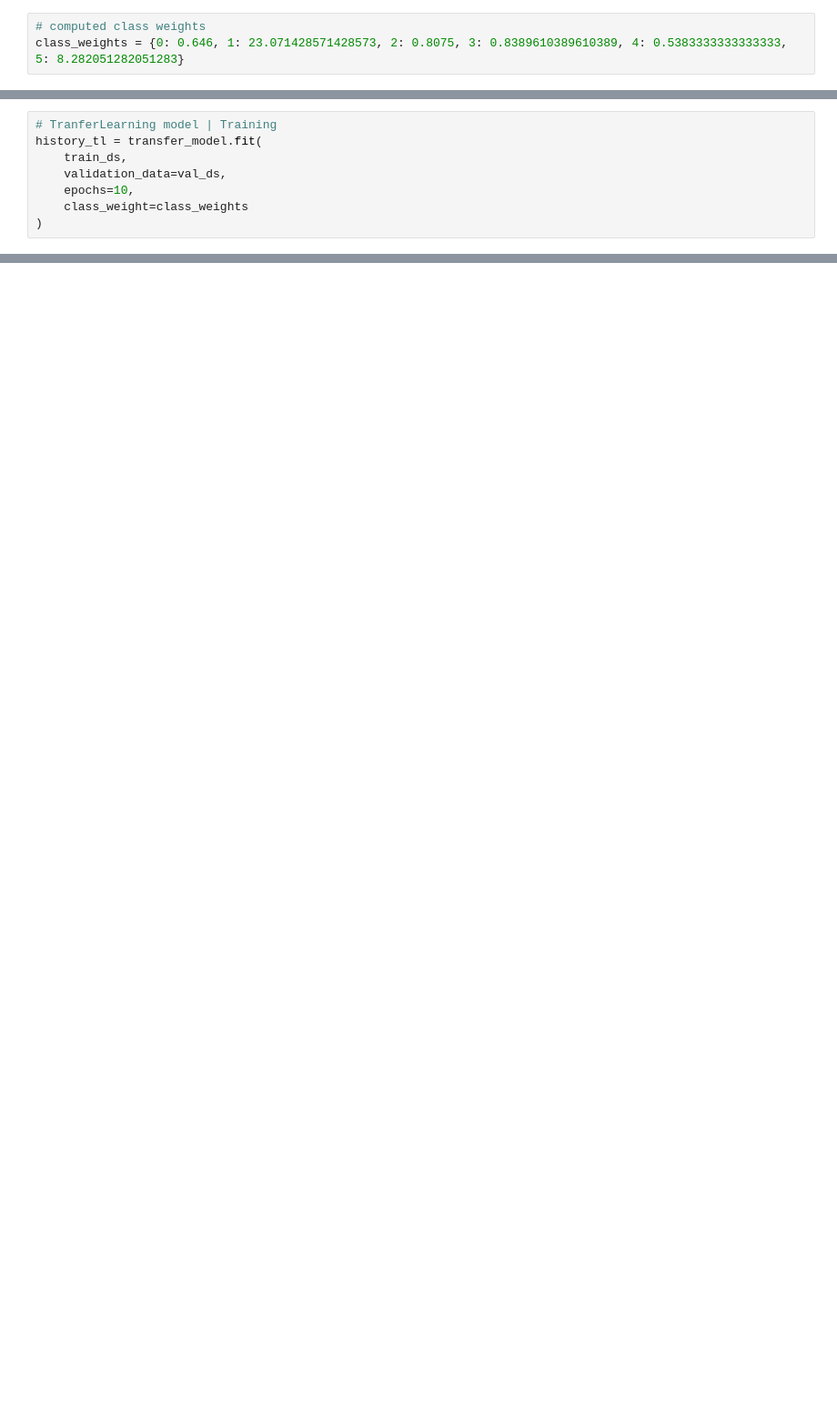
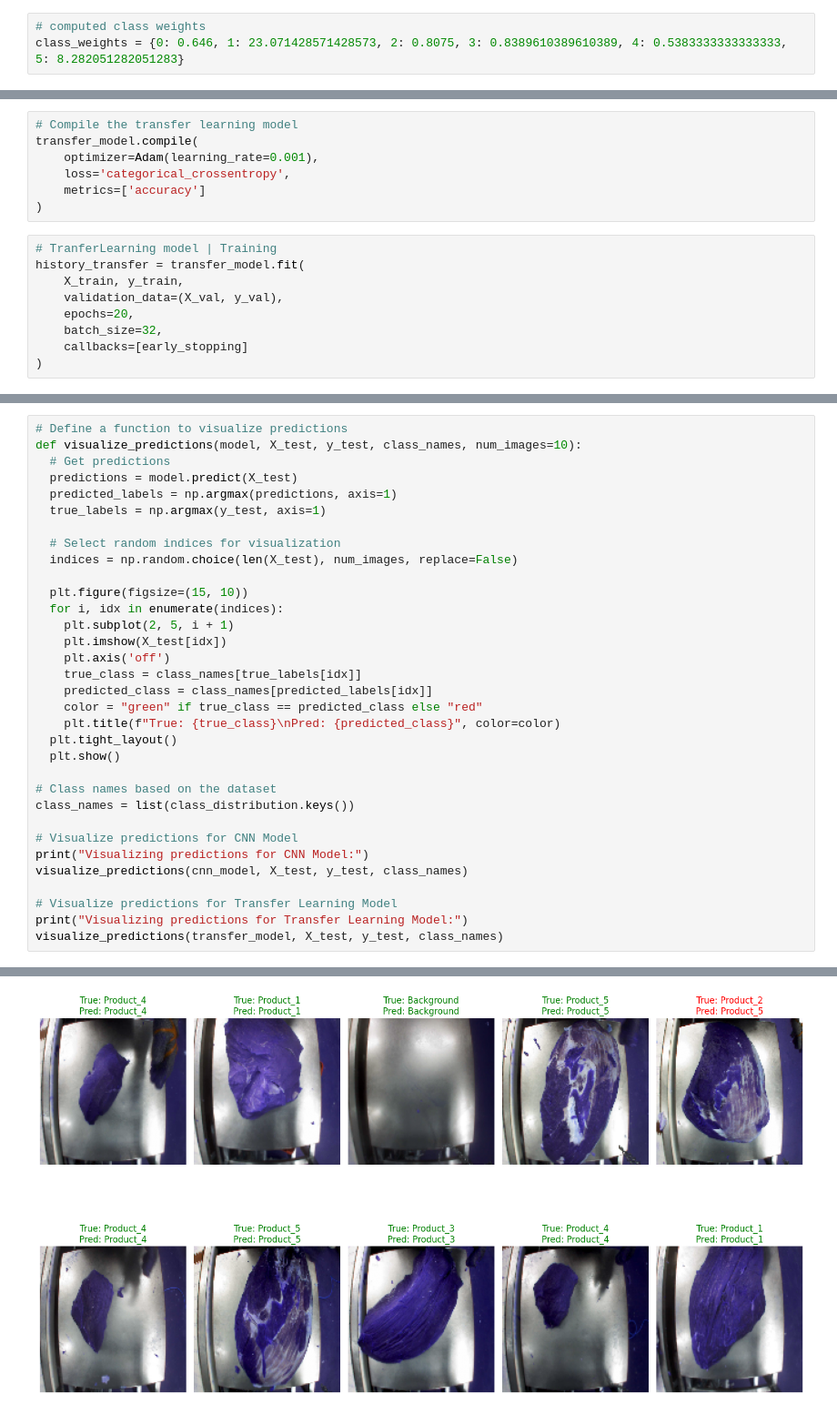
Before and after one commit to athulrj02/DeepDuel, a Jupyter notebook: ML|CA_Two.ipynb, the cells around one changed output, grey strips where cells are left out. Shown at 91% size. Drawn from its saved outputs; the diff is of its cells as text; blank space fills up the shorter version.

```diff
--- a/ML|CA_Two.ipynb
+++ b/ML|CA_Two.ipynb
@@ -358,9 +295,17 @@ Model: "functional_2"
+# %%
+# Compile the transfer learning model
+transfer_model.compile(
+    optimizer=Adam(learning_rate=0.001),
+    loss='categorical_crossentropy',
+    metrics=['accuracy']
+)
 # %%
 # TranferLearning model | Training
-history_tl = transfer_model.fit(
-    train_ds,
-    validation_data=val_ds,
-    epochs=10,
-    class_weight=class_weights
+history_transfer = transfer_model.fit(
+    X_train, y_train,
+    validation_data=(X_val, y_val),
+    epochs=20,
+    batch_size=32,
+    callbacks=[early_stopping]
 )
 # %% [output]
@@ -441,0 +329,34 @@ plt.show()
+# %%
+# Define a function to visualize predictions
+def visualize_predictions(model, X_test, y_test, class_names, num_images=10):
+  # Get predictions
+  predictions = model.predict(X_test)
+  predicted_labels = np.argmax(predictions, axis=1)
+  true_labels = np.argmax(y_test, axis=1)
+
+  # Select random indices for visualization
+  indices = np.random.choice(len(X_test), num_images, replace=False)
+
+  plt.figure(figsize=(15, 10))
+  for i, idx in enumerate(indices):
+    plt.subplot(2, 5, i + 1)
+    plt.imshow(X_test[idx])
+    plt.axis('off')
+    true_class = class_names[true_labels[idx]]
+    predicted_class = class_names[predicted_labels[idx]]
+    color = "green" if true_class == predicted_class else "red"
+    plt.title(f"True: {true_class}\nPred: {predicted_class}", color=color)
+  plt.tight_layout()
+  plt.show()
+
+# Class names based on the dataset
+class_names = list(class_distribution.keys())
+
+# Visualize predictions for CNN Model
+print("Visualizing predictions for CNN Model:")
+visualize_predictions(cnn_model, X_test, y_test, class_names)
+
+# Visualize predictions for Transfer Learning Model
+print("Visualizing predictions for Transfer Learning Model:")
+visualize_predictions(transfer_model, X_test, y_test, class_names)
+# %% [output]
@@ -441,0 +365 @@ plt.show()
+[figure, added]
```
Also changed, not shown: parts of 61 cells of this notebook.
